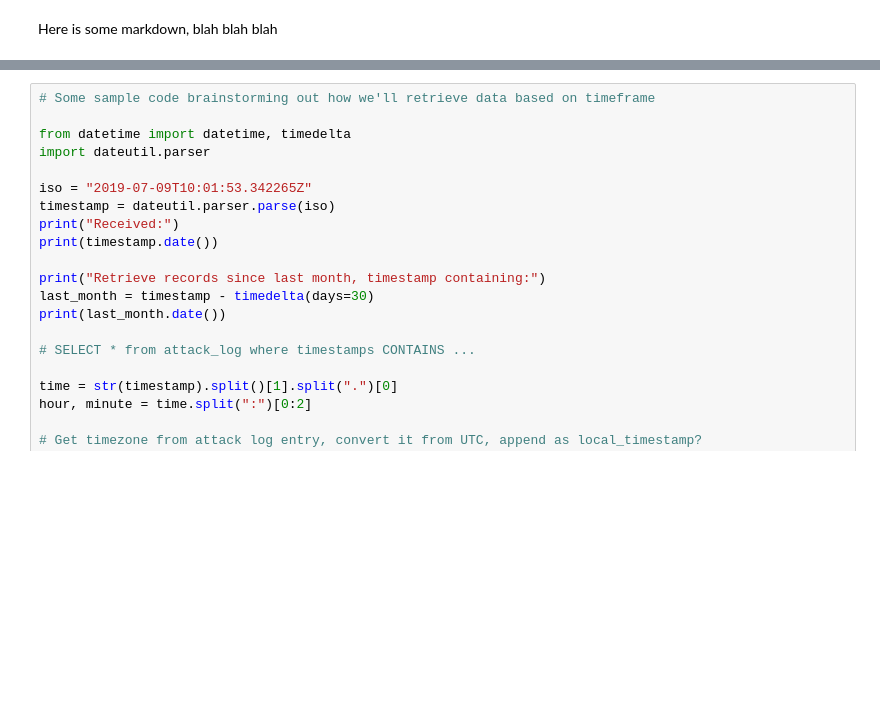
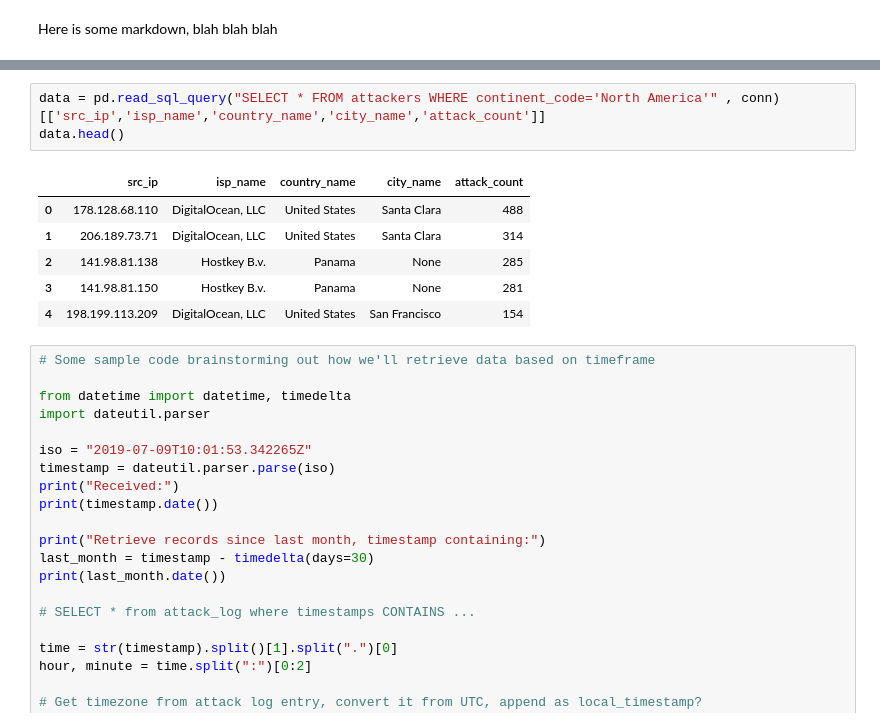
Before and after one commit to ranguli/ip, a Jupyter notebook: IP.ipynb, the cells around one changed output, grey strips where cells are left out. Cells and saved outputs as stored; diff of their text form; blank space fills up the shorter version.

```diff
--- a/IP.ipynb
+++ b/IP.ipynb
@@ -124,3 +246,13 @@ plt.show()
+# %%
+data = pd.read_sql_query("SELECT * FROM attackers WHERE continent_code='North America'" , conn)[['src_ip','isp_name','country_name','city_name','attack_count']]
+data.head()
+# %% [output]
+|  | src_ip | isp_name | country_name | city_name | attack_count |
+| 0 | 178.128.68.110 | DigitalOcean, LLC | United States | Santa Clara | 488 |
+| 1 | 206.189.73.71 | DigitalOcean, LLC | United States | Santa Clara | 314 |
+| 2 | 141.98.81.138 | Hostkey B.v. | Panama | None | 285 |
+| 3 | 141.98.81.150 | Hostkey B.v. | Panama | None | 281 |
+| 4 | 198.199.113.209 | DigitalOcean, LLC | United States | San Francisco | 154 |
 # %%
 # Some sample code brainstorming out how we'll retrieve data based on timeframe
 
```
Also changed, not shown: parts of 15 cells of this notebook, 5 other files.
